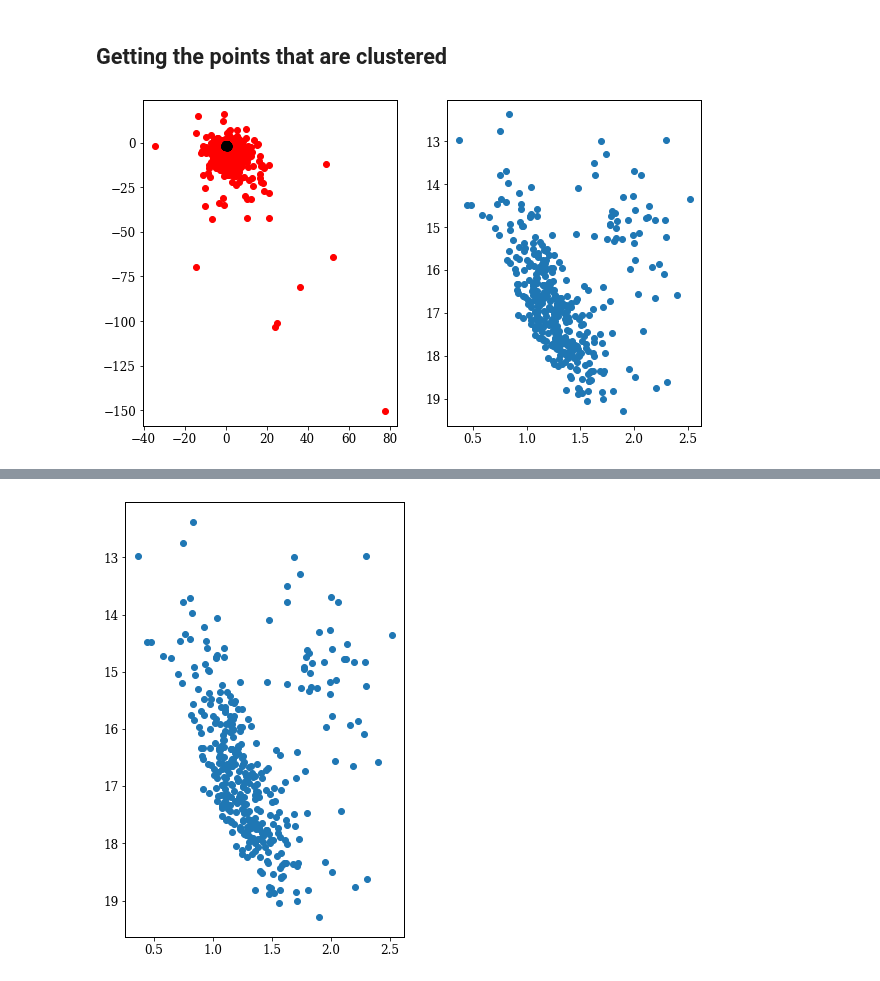
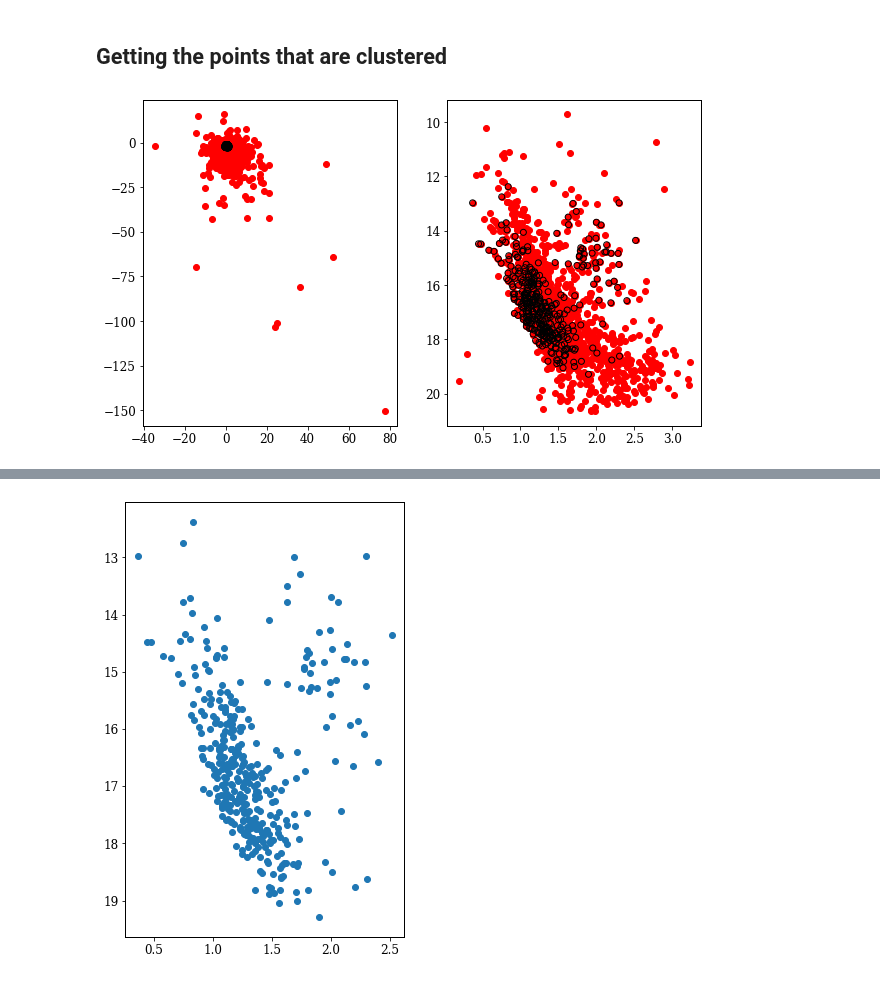
Before and after one commit to jppirest/mw_substructures, a Jupyter notebook: dados/GAIA/Latest/Clusters/King_8/condicoes.ipynb, the cells around one changed output, grey strips where cells are left out. Drawn from its saved outputs; the diff is of its cells as text; code cells hidden in the pictures.

```diff
--- a/dados/GAIA/Latest/Clusters/King_8/condicoes.ipynb
+++ b/dados/GAIA/Latest/Clusters/King_8/condicoes.ipynb
@@ -216,32 +231,33 @@ Text(0, 0.5, 'pmdec')
 pontos_cluster = np.empty((0,2))
 for i in range(len(X)):
     if labels[i]==0:
         pontos_cluster = np.append(pontos_cluster, np.array([X[i]]), axis  = 0) #problema no formato do array para dar append
     else:
         continue
 
 xin,yin = pontos_cluster.T
 
 pontos_cluster = np.empty((0,2))
 for i in range(len(X)):
     if labels[i]==-1:
         pontos_cluster = np.append(pontos_cluster, np.array([X[i]]), axis  = 0) #problema no formato do array para dar append
     else:
         continue
 
 
 xout, yout = pontos_cluster.T
 
 
 subset = ndf[ndf['pmra'].isin(xin) & ndf['pmdec'].isin(yin)]
 subset = subset.reset_index(drop=True)
 
 fig, ax = plt.subplots(1,2, figsize=(10,6))
 ax[0].scatter(xin,yin, color = 'k', zorder = 100)
 ax[0].scatter(xout,yout, color = 'red')
 
 
-ax[1].scatter(subset['bp_rp'],subset['phot_g_mean_mag'])
+ax[1].scatter(subset['bp_rp'],subset['phot_g_mean_mag'], color = 'none', edgecolor = 'black', zorder = 100)
+ax[1].scatter(ndf['bp_rp'],ndf['phot_g_mean_mag'], color = 'red')
 ax[1].invert_yaxis()
 # %% [output]
-[figure, old version]
+[figure, new version]
```
Also changed, not shown: parts of 22 cells of this notebook, 7 other files.
